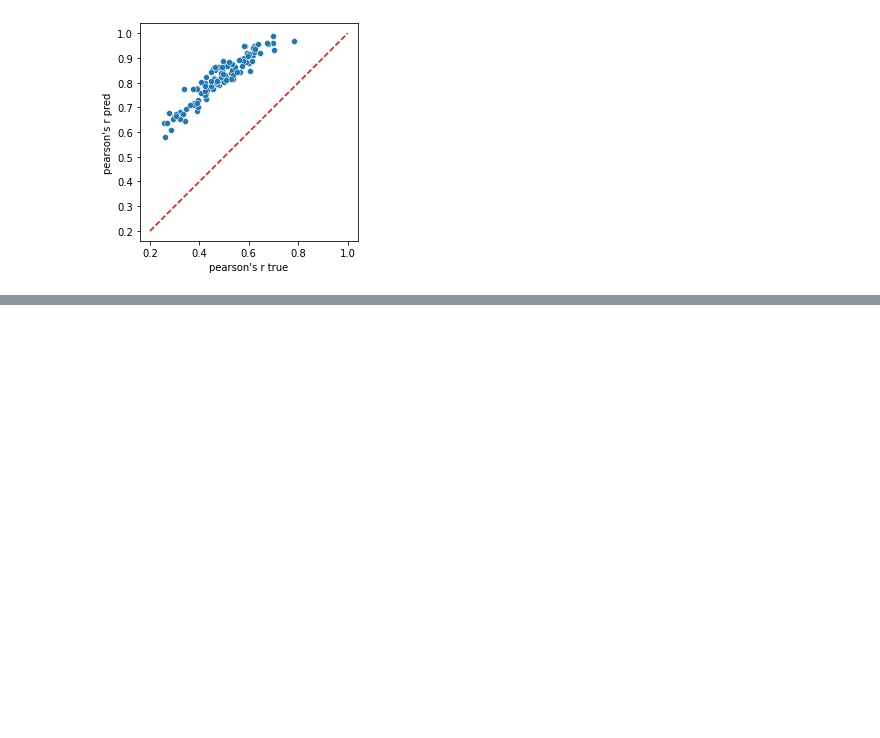
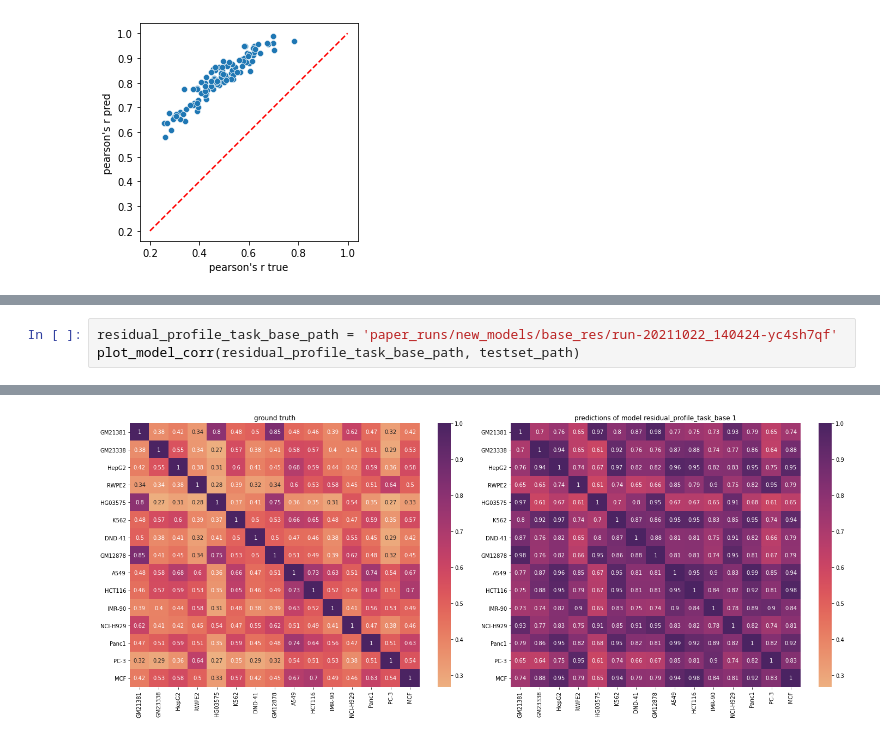
Before and after one commit to amberT15/QuantPred, a Jupyter notebook: correlation_matrix.ipynb, the cells around one changed output, grey strips where cells are left out. Saved outputs shown, nothing was run; the diff lists cells and outputs as text; blank space fills up the shorter version.

```diff
--- a/correlation_matrix.ipynb
+++ b/correlation_matrix.ipynb
@@ -142,0 +195,4 @@ ax.set_aspect(1./ax.get_data_ratio())
+# %%
+residual_profile_task_base_path = 'paper_runs/new_models/base_res/run-20211022_140424-yc4sh7qf'
+plot_model_corr(residual_profile_task_base_path, testset_path)
+# %% [output]
@@ -142,0 +200 @@ ax.set_aspect(1./ax.get_data_ratio())
+[figure, added]
```
Also changed, not shown: parts of 10 cells of this notebook.
